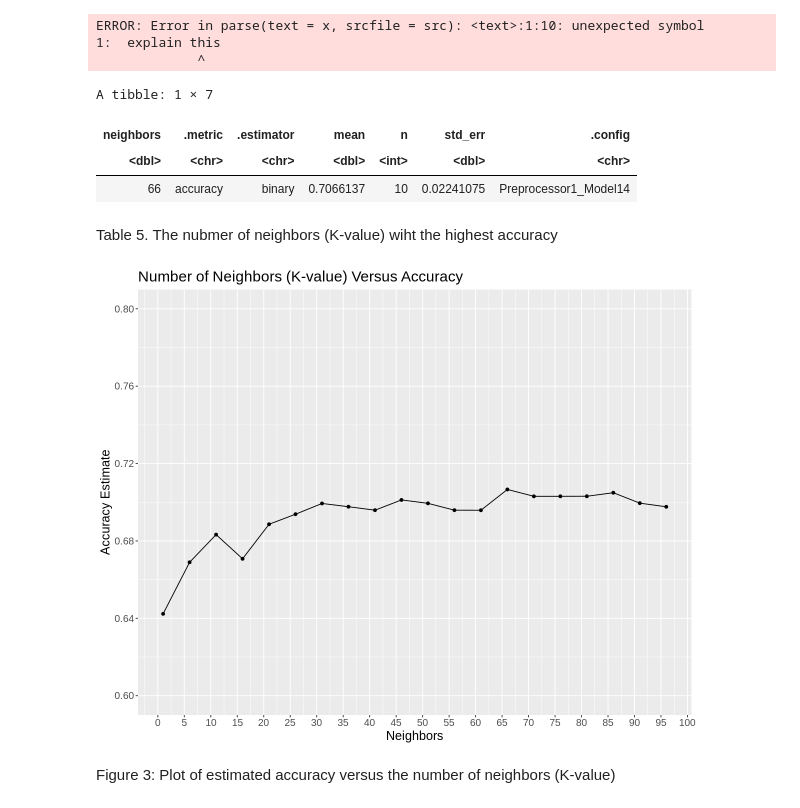
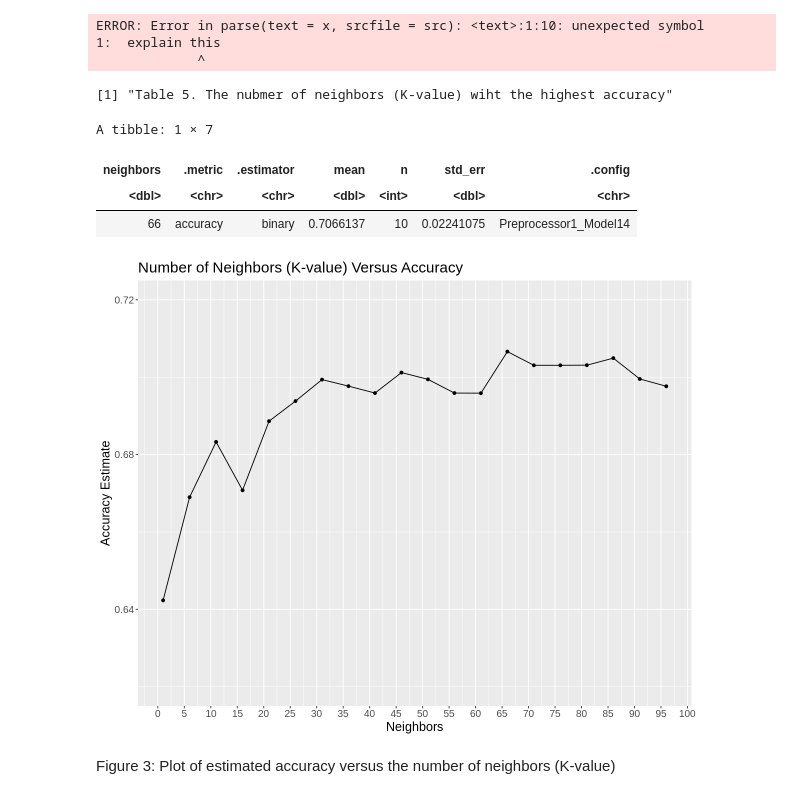
Before and after one commit to kiarashbahari/Group_project, a Jupyter notebook: project.ipynb, the cells around one changed output. Saved outputs shown, nothing was run; the diff lists cells and outputs as text; code cells hidden in the pictures.

```diff
--- a/project.ipynb
+++ b/project.ipynb
@@ -311,7 +326,7 @@ ERROR: Error in parse(text = x, srcfile = src): <text>:1:10: unexpected symbol
              ^
 # %%
 set.seed(123)
-
+print ("Table 5. The nubmer of neighbors (K-value) wiht the highest accuracy")
 data_vfold <- vfold_cv(heart_train, v = 10, strata = HeartDisease)
 
 knn_spec <- nearest_neighbor(weight_func = "rectangular", neighbors = tune()) |>
@@ -333,24 +348,23 @@ maxmax<- accuracies|>
     filter(mean == max(mean))
 maxmax
 # %% [output]
-A tibble: 1 × 7
+[1] "Table 5. The nubmer of neighbors (K-value) wiht the highest accuracy"
+A tibble: 1 × 7
 | neighbors | .metric | .estimator | mean | n | std_err | .config |
 | <dbl> | <chr> | <chr> | <dbl> | <int> | <dbl> | <chr> |
 | 66 | accuracy | binary | 0.7066137 | 10 | 0.02241075 | Preprocessor1_Model14 |
-# %% [markdown]
-Table 5. The nubmer of neighbors (K-value) wiht the highest accuracy
 # %%
 accuracy_vs_k <- ggplot(accuracies, aes(x=neighbors, y=mean))+
     geom_point()+
     geom_line()+
     labs(x = "Neighbors", y = "Accuracy Estimate") +
     theme(text = element_text(size = 15))+
     scale_x_continuous(breaks = seq(0, 100, by = 5))+
-    scale_y_continuous(limits = c(0.6, 0.8), breaks=seq(0.6, 1, by=0.04))+
+    scale_y_continuous(limits = c(0.62, 0.72), breaks=seq(0.6, 1, by=0.04))+
     ggtitle ("Number of Neighbors (K-value) Versus Accuracy")
 accuracy_vs_k
 # %% [output]
-[figure, old version]
+[figure, new version]
 # %% [markdown]
 Figure 3: Plot of estimated accuracy versus the number of neighbors (K-value)
 # %% [markdown]
```
Also changed, not shown: parts of 17 cells of this notebook.
